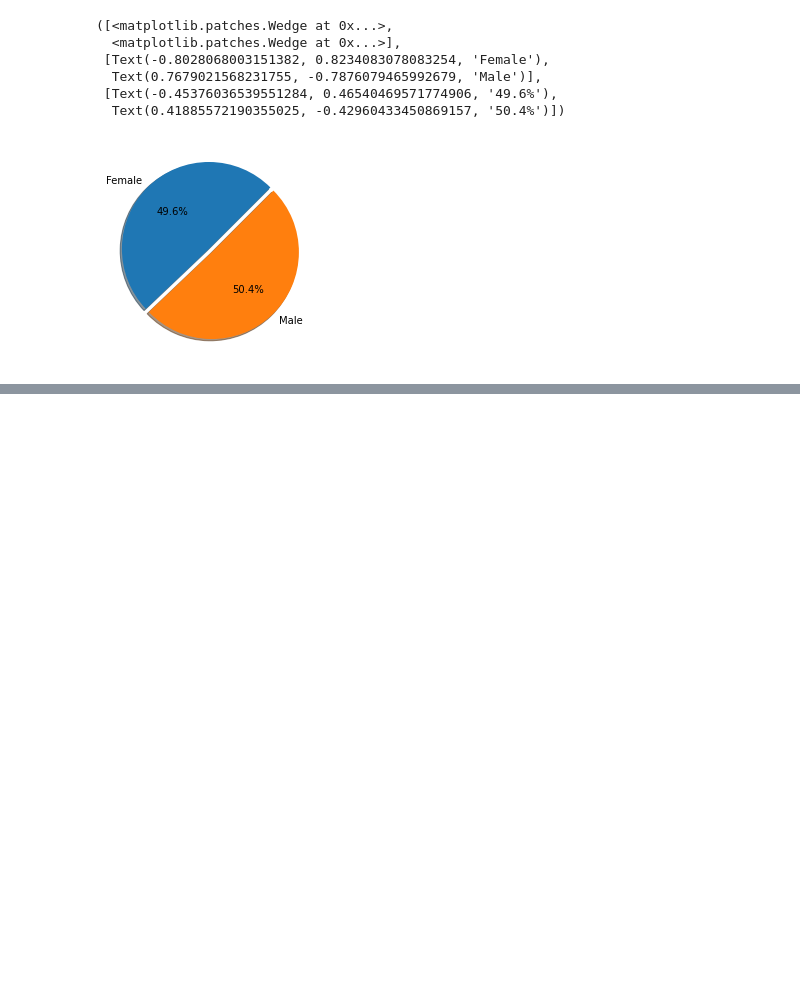
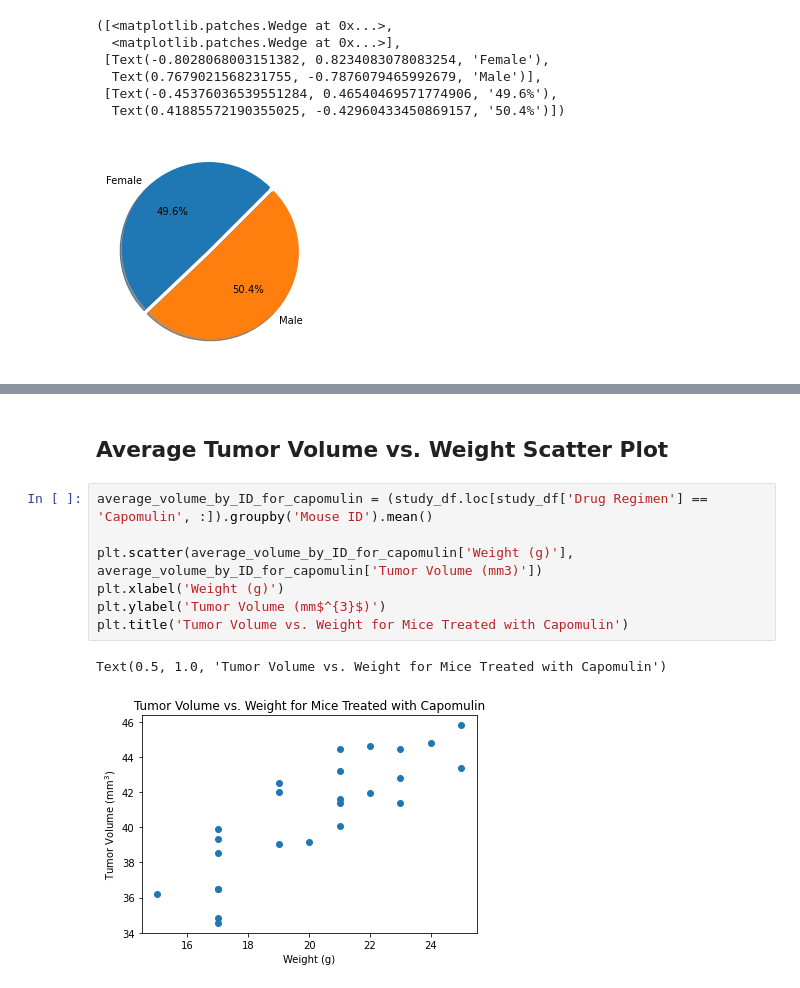
Before and after one commit to asundquistdavis/MatPlotLib-Challenge, a Jupyter notebook: PyMaceuticals/main.ipynb, the cells around one changed output, grey strips where cells are left out. Drawn from its saved outputs; the diff is of its cells as text; blank space fills up the shorter version.

```diff
--- a/PyMaceuticals/main.ipynb
+++ b/PyMaceuticals/main.ipynb
@@ -286,0 +327,12 @@ AttributeError: 'numpy.ndarray' object has no attribute 'append'
+# %% [markdown]
+## Average Tumor Volume vs. Weight Scatter Plot
+# %%
+average_volume_by_ID_for_capomulin = (study_df.loc[study_df['Drug Regimen'] == 'Capomulin', :]).groupby('Mouse ID').mean()
+
+plt.scatter(average_volume_by_ID_for_capomulin['Weight (g)'], average_volume_by_ID_for_capomulin['Tumor Volume (mm3)'])
+plt.xlabel('Weight (g)')
+plt.ylabel('Tumor Volume (mm$^{3}$)')
+plt.title('Tumor Volume vs. Weight for Mice Treated with Capomulin')
+# %% [output]
+Text(0.5, 1.0, 'Tumor Volume vs. Weight for Mice Treated with Capomulin')
+[figure, added]
```
Also changed, not shown: parts of 17 cells of this notebook.
